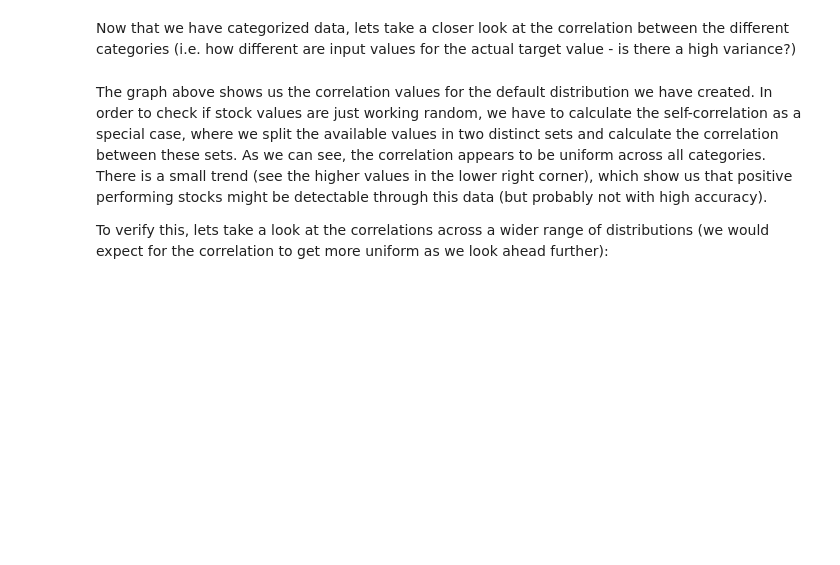
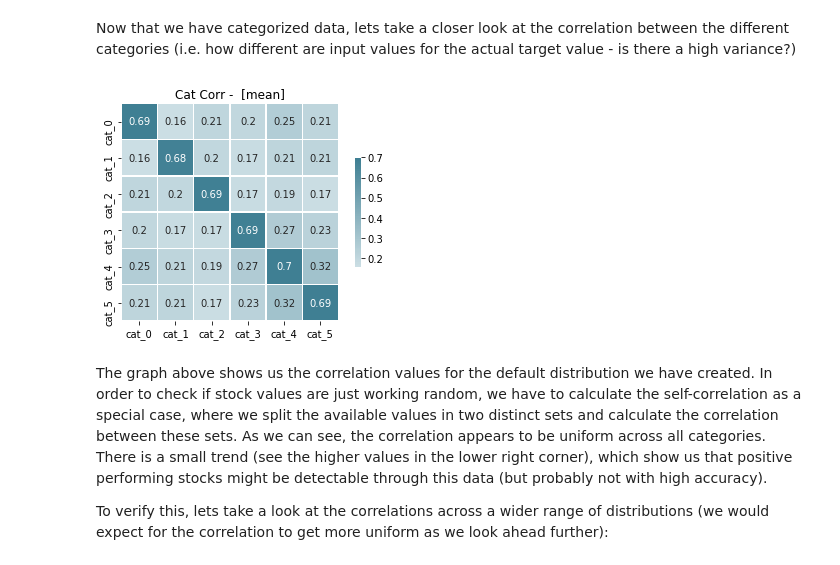
Before and after one commit to felixnext/stock_trend_analysis, a Jupyter notebook: notebooks/02-1_stocks-cleaning+features.ipynb, the cells around one changed output. Saved outputs shown, nothing was run; the diff lists cells and outputs as text; code cells hidden in the pictures; blank space fills up the shorter version.

```diff
--- a/notebooks/02-1_stocks-cleaning+features.ipynb
+++ b/notebooks/02-1_stocks-cleaning+features.ipynb
@@ -462,39 +453,39 @@ def visualize_corr(df_cat, name=None, num_special=3, agg='mean', method='spearma
     '''Function to calculate the correlation between single categories.
 
     Args:
         df_cat (DataFrame): holds relevant day values and categories
         name (str): Optional name for the title of the plot
         num_special (int): Number of special columns at the end of the dataframe
         agg (str): Defines the aggregation mechanism
     '''
     num_cats = len(df_cat['target_cat'].unique())
     # create helper retrieval function (make code shorter)
     get = lambda x: df_cat[df_cat['target_cat'] == x].iloc[:, :-num_special]
 
     res = []
     for i in range(num_cats):
         row = []
         for j in range(num_cats):
             if i == j and self_special:
-                mat = get(i)
-                corr = mat.head(int(len(mat)/2)).corrwith(mat.tail(int(len(mat)/2)), axis=0, method=method).agg(agg)
-                #corr = entropy(mat.head(int(len(mat)/2)), mat.tail(int(len(mat)/2)))
+                corr = get(i).dropna().corr(method=method).mean().agg(agg)
             else:
-                corr = get(i).corrwith(get(j), axis=0, method=method).agg(agg)
-            row.append(corr)
+                corr = get(i).dropna().corrwith(get(j).dropna(), axis=0, method=method).agg(agg)
+            row.append(0 if np.isnan(corr) else corr)
         res.append(np.array(row))
 
     cols = ["cat_{}".format(i) for i in range(num_cats)]
     df_corr = pd.DataFrame(np.array(res), columns=cols, index=cols)
 
     # Generate a custom diverging colormap
     cmap = sns.diverging_palette(10, 220, as_cmap=True)
     ax = plt.axes()
     sns.heatmap(df_corr, cmap=cmap, center=0, square=True, linewidths=.5, cbar_kws={"shrink": .5}, annot=True, ax=ax)
     ax.set_title("Cat Corr - {} [{}]".format("" if name is None else name, agg))
     plt.show()
 
-#visualize_corr(df_cat)
+visualize_corr(df_cat)
+# %% [output]
+[figure, added]
 # %% [markdown]
 The graph above shows us the correlation values for the default distribution we have created. In order to check if stock values are just working random, we have to calculate the self-correlation as a special case, where we split the available values in two distinct sets and calculate the correlation between these sets. As we can see, the correlation appears to be uniform across all categories. There is a small trend (see the higher values in the lower right corner), which show us that positive performing stocks might be detectable through this data (but probably not with high accuracy).
 
```
Also changed, not shown: parts of 17 cells of this notebook, 23 other files.
